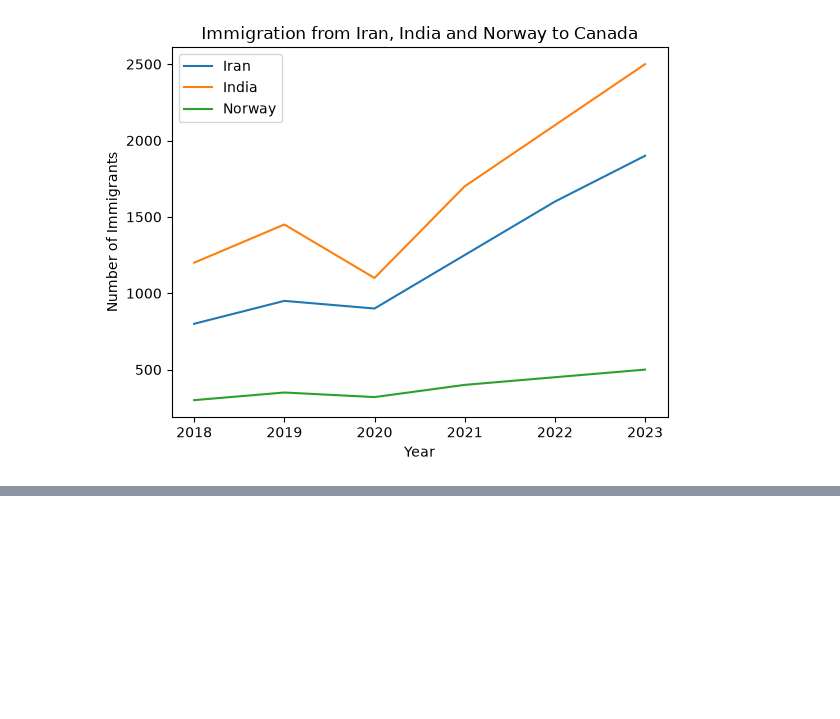
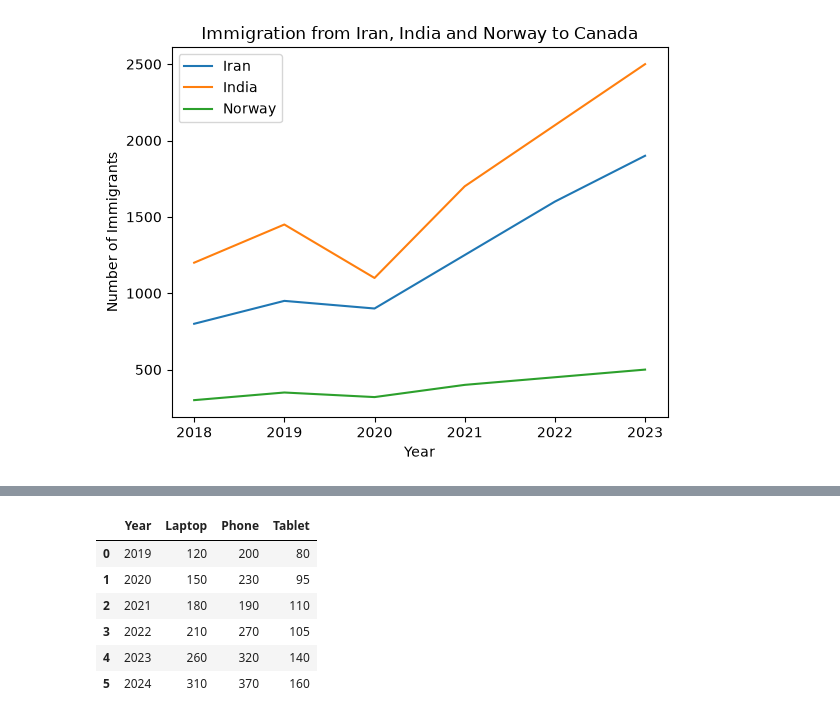
Before and after one commit to azamseyedi/data-visualization, a Jupyter notebook: pandas_practice.ipynb, the cells around one changed output, grey strips where cells are left out. Drawn from its saved outputs; the diff is of its cells as text; code cells hidden in the pictures; blank space fills up the shorter version.

```diff
--- a/pandas_practice.ipynb
+++ b/pandas_practice.ipynb
@@ -43,0 +66,10 @@ plt.show()
+# %%
+df
+# %% [output]
+|  | Year | Laptop | Phone | Tablet |
+| 0 | 2019 | 120 | 200 | 80 |
+| 1 | 2020 | 150 | 230 | 95 |
+| 2 | 2021 | 180 | 190 | 110 |
+| 3 | 2022 | 210 | 270 | 105 |
+| 4 | 2023 | 260 | 320 | 140 |
+| 5 | 2024 | 310 | 370 | 160 |
```
Also changed, not shown: parts of 8 cells of this notebook.
